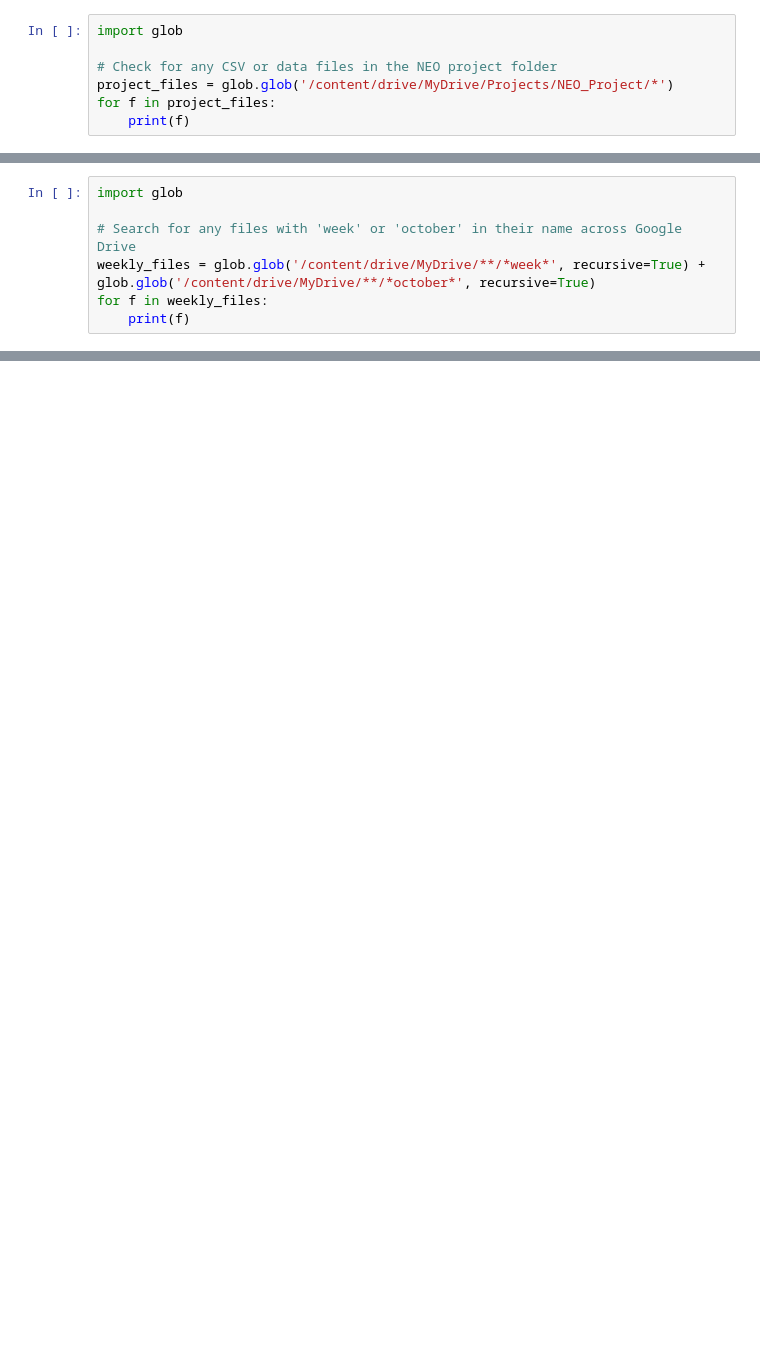
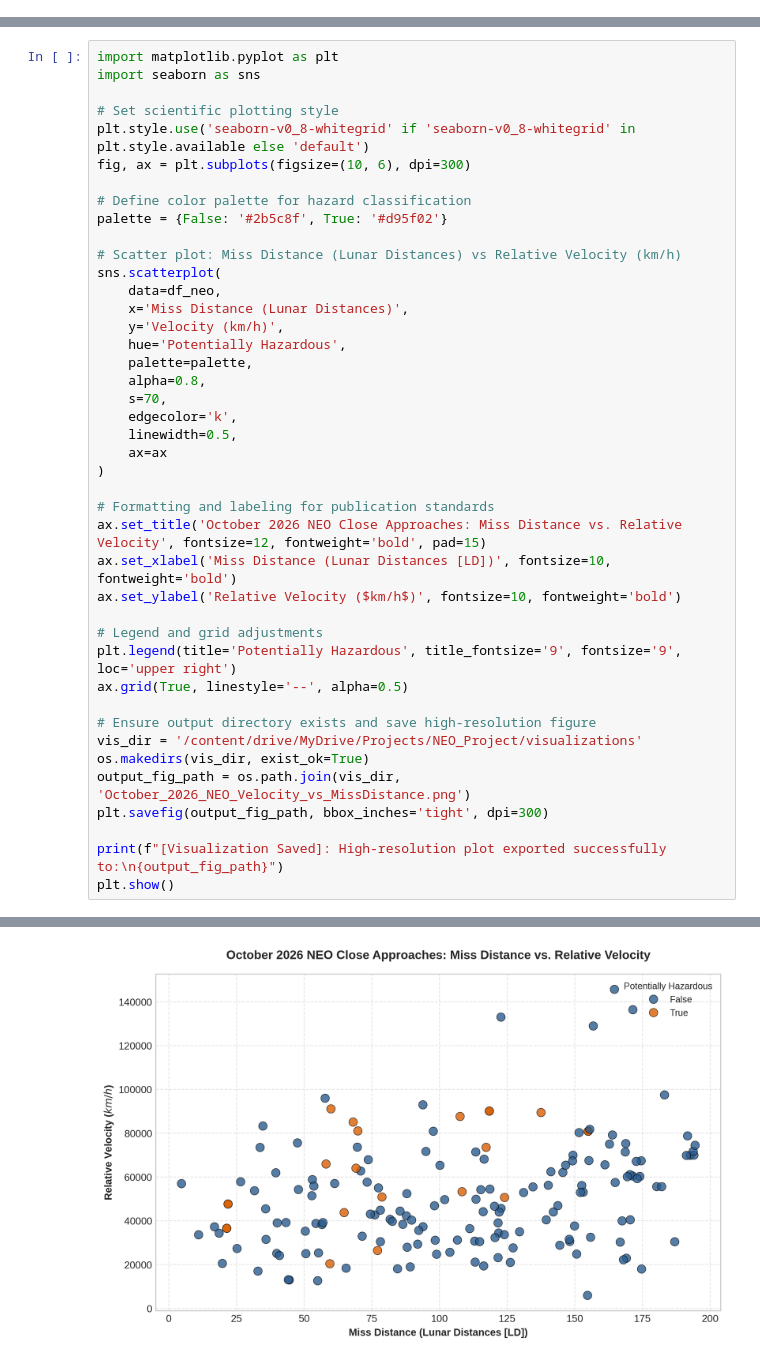
Before and after one commit to thnorris13/nasa-neo-analysis, a Jupyter notebook: October_2026_NASA_Near_Earth_Object_(NEO)_Monthly_Review_&_Synthesis.ipynb, the cells around one changed output, grey strips where cells are left out. Cells and saved outputs as stored; diff of their text form; blank space fills up the shorter version.

```diff
--- a/October_2026_NASA_Near_Earth_Object_(NEO)_Monthly_Review_&_Synthesis.ipynb
+++ b/October_2026_NASA_Near_Earth_Object_(NEO)_Monthly_Review_&_Synthesis.ipynb
@@ -175,7 +46,0 @@ Files in NEO_Project: ['weekly_neo_telemetry.csv', 'weekly_neo_analysis.png']
-# %%
-import glob
-
-# Check for any CSV or data files in the NEO project folder
-project_files = glob.glob('/content/drive/MyDrive/Projects/NEO_Project/*')
-for f in project_files:
-    print(f)
@@ -185,7 +46,0 @@ for f in project_files:
-# %%
-import glob
-
-# Search for any files with 'week' or 'october' in their name across Google Drive
-weekly_files = glob.glob('/content/drive/MyDrive/**/*week*', recursive=True) + glob.glob('/content/drive/MyDrive/**/*october*', recursive=True)
-for f in weekly_files:
-    print(f)
@@ -215,0 +106,43 @@ Total CSV files found: 2
+# %%
+import matplotlib.pyplot as plt
+import seaborn as sns
+
+# Set scientific plotting style
+plt.style.use('seaborn-v0_8-whitegrid' if 'seaborn-v0_8-whitegrid' in plt.style.available else 'default')
+fig, ax = plt.subplots(figsize=(10, 6), dpi=300)
+
+# Define color palette for hazard classification
+palette = {False: '#2b5c8f', True: '#d95f02'}
+
+# Scatter plot: Miss Distance (Lunar Distances) vs Relative Velocity (km/h)
+sns.scatterplot(
+    data=df_neo,
+    x='Miss Distance (Lunar Distances)',
+    y='Velocity (km/h)',
+    hue='Potentially Hazardous',
+    palette=palette,
+    alpha=0.8,
+    s=70,
+    edgecolor='k',
+    linewidth=0.5,
+    ax=ax
+)
+
+# Formatting and labeling for publication standards
+ax.set_title('October 2026 NEO Close Approaches: Miss Distance vs. Relative Velocity', fontsize=12, fontweight='bold', pad=15)
+ax.set_xlabel('Miss Distance (Lunar Distances [LD])', fontsize=10, fontweight='bold')
+ax.set_ylabel('Relative Velocity ($km/h$)', fontsize=10, fontweight='bold')
+
+# Legend and grid adjustments
+plt.legend(title='Potentially Hazardous', title_fontsize='9', fontsize='9', loc='upper right')
+ax.grid(True, linestyle='--', alpha=0.5)
+
+# Ensure output directory exists and save high-resolution figure
+vis_dir = '/content/drive/MyDrive/Projects/NEO_Project/visualizations'
+os.makedirs(vis_dir, exist_ok=True)
+output_fig_path = os.path.join(vis_dir, 'October_2026_NEO_Velocity_vs_MissDistance.png')
+plt.savefig(output_fig_path, bbox_inches='tight', dpi=300)
+
+print(f"[Visualization Saved]: High-resolution plot exported successfully to:\n{output_fig_path}")
+plt.show()
+# %% [output]
@@ -215,0 +151 @@ Total CSV files found: 2
+[figure, added]
```
Also changed, not shown: parts of 21 cells of this notebook.
